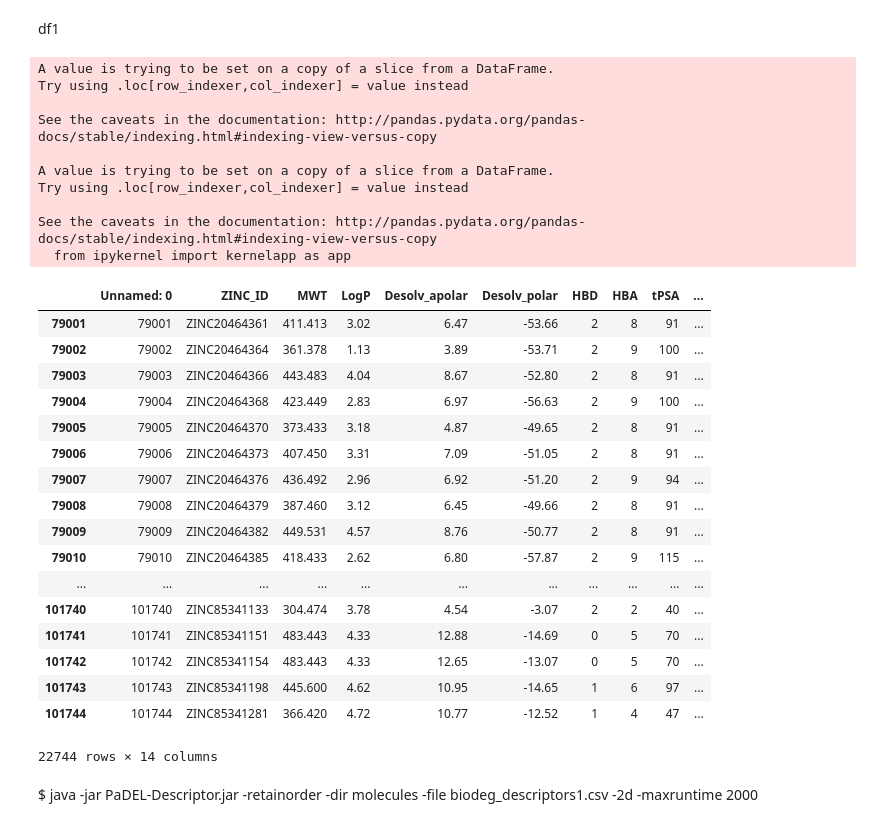
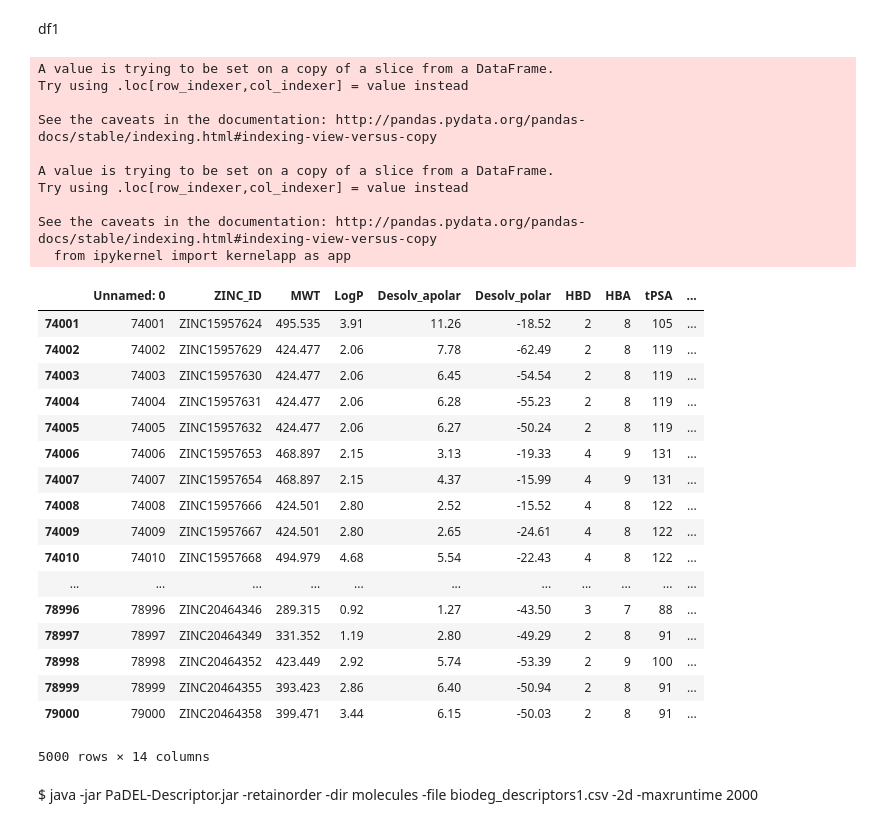
Before and after one commit to BeckResearchLab/homoGANize, a Jupyter notebook: notebooks/PaDel druglike.ipynb, the cells around one changed output. Cells and saved outputs as stored; diff of their text form; code cells hidden in the pictures.

```diff
--- a/notebooks/PaDel druglike.ipynb
+++ b/notebooks/PaDel druglike.ipynb
@@ -31,34 +31,34 @@ def fingerprint(input_df):
 
     return input_df
 # %%
-fingerprint(zinc3)
+fingerprint(zinc4)
 # %% [output]
 A value is trying to be set on a copy of a slice from a DataFrame.
 Try using .loc[row_indexer,col_indexer] = value instead
 
 See the caveats in the documentation: http://pandas.pydata.org/pandas-docs/stable/indexing.html#indexing-view-versus-copy
 
 A value is trying to be set on a copy of a slice from a DataFrame.
 Try using .loc[row_indexer,col_indexer] = value instead
 
 See the caveats in the documentation: http://pandas.pydata.org/pandas-docs/stable/indexing.html#indexing-view-versus-copy
   from ipykernel import kernelapp as app
 |  | Unnamed: 0 | ZINC_ID | MWT | LogP | Desolv_apolar | Desolv_polar | HBD | HBA | tPSA | ... |
-| 79001 | 79001 | ZINC20464361 | 411.413 | 3.02 | 6.47 | -53.66 | 2 | 8 | 91 | ... |
-| 79002 | 79002 | ZINC20464364 | 361.378 | 1.13 | 3.89 | -53.71 | 2 | 9 | 100 | ... |
-| 79003 | 79003 | ZINC20464366 | 443.483 | 4.04 | 8.67 | -52.80 | 2 | 8 | 91 | ... |
-| 79004 | 79004 | ZINC20464368 | 423.449 | 2.83 | 6.97 | -56.63 | 2 | 9 | 100 | ... |
-| 79005 | 79005 | ZINC20464370 | 373.433 | 3.18 | 4.87 | -49.65 | 2 | 8 | 91 | ... |
-| 79006 | 79006 | ZINC20464373 | 407.450 | 3.31 | 7.09 | -51.05 | 2 | 8 | 91 | ... |
-| 79007 | 79007 | ZINC20464376 | 436.492 | 2.96 | 6.92 | -51.20 | 2 | 9 | 94 | ... |
-| 79008 | 79008 | ZINC20464379 | 387.460 | 3.12 | 6.45 | -49.66 | 2 | 8 | 91 | ... |
-| 79009 | 79009 | ZINC20464382 | 449.531 | 4.57 | 8.76 | -50.77 | 2 | 8 | 91 | ... |
-| 79010 | 79010 | ZINC20464385 | 418.433 | 2.62 | 6.80 | -57.87 | 2 | 9 | 115 | ... |
+| 74001 | 74001 | ZINC15957624 | 495.535 | 3.91 | 11.26 | -18.52 | 2 | 8 | 105 | ... |
+| 74002 | 74002 | ZINC15957629 | 424.477 | 2.06 | 7.78 | -62.49 | 2 | 8 | 119 | ... |
+| 74003 | 74003 | ZINC15957630 | 424.477 | 2.06 | 6.45 | -54.54 | 2 | 8 | 119 | ... |
+| 74004 | 74004 | ZINC15957631 | 424.477 | 2.06 | 6.28 | -55.23 | 2 | 8 | 119 | ... |
+| 74005 | 74005 | ZINC15957632 | 424.477 | 2.06 | 6.27 | -50.24 | 2 | 8 | 119 | ... |
+| 74006 | 74006 | ZINC15957653 | 468.897 | 2.15 | 3.13 | -19.33 | 4 | 9 | 131 | ... |
+| 74007 | 74007 | ZINC15957654 | 468.897 | 2.15 | 4.37 | -15.99 | 4 | 9 | 131 | ... |
+| 74008 | 74008 | ZINC15957666 | 424.501 | 2.80 | 2.52 | -15.52 | 4 | 8 | 122 | ... |
+| 74009 | 74009 | ZINC15957667 | 424.501 | 2.80 | 2.65 | -24.61 | 4 | 8 | 122 | ... |
+| 74010 | 74010 | ZINC15957668 | 494.979 | 4.68 | 5.54 | -22.43 | 4 | 8 | 122 | ... |
 | ... | ... | ... | ... | ... | ... | ... | ... | ... | ... | ... |
-| 101740 | 101740 | ZINC85341133 | 304.474 | 3.78 | 4.54 | -3.07 | 2 | 2 | 40 | ... |
-| 101741 | 101741 | ZINC85341151 | 483.443 | 4.33 | 12.88 | -14.69 | 0 | 5 | 70 | ... |
-| 101742 | 101742 | ZINC85341154 | 483.443 | 4.33 | 12.65 | -13.07 | 0 | 5 | 70 | ... |
-| 101743 | 101743 | ZINC85341198 | 445.600 | 4.62 | 10.95 | -14.65 | 1 | 6 | 97 | ... |
-| 101744 | 101744 | ZINC85341281 | 366.420 | 4.72 | 10.77 | -12.52 | 1 | 4 | 47 | ... |
+| 78996 | 78996 | ZINC20464346 | 289.315 | 0.92 | 1.27 | -43.50 | 3 | 7 | 88 | ... |
+| 78997 | 78997 | ZINC20464349 | 331.352 | 1.19 | 2.80 | -49.29 | 2 | 8 | 91 | ... |
+| 78998 | 78998 | ZINC20464352 | 423.449 | 2.92 | 5.74 | -53.39 | 2 | 9 | 100 | ... |
+| 78999 | 78999 | ZINC20464355 | 393.423 | 2.86 | 6.40 | -50.94 | 2 | 8 | 91 | ... |
+| 79000 | 79000 | ZINC20464358 | 399.471 | 3.44 | 6.15 | -50.03 | 2 | 8 | 91 | ... |
-22744 rows × 14 columns
+5000 rows × 14 columns
 # %%
```
Also changed, not shown: parts of 2 cells of this notebook, 1 other file.
